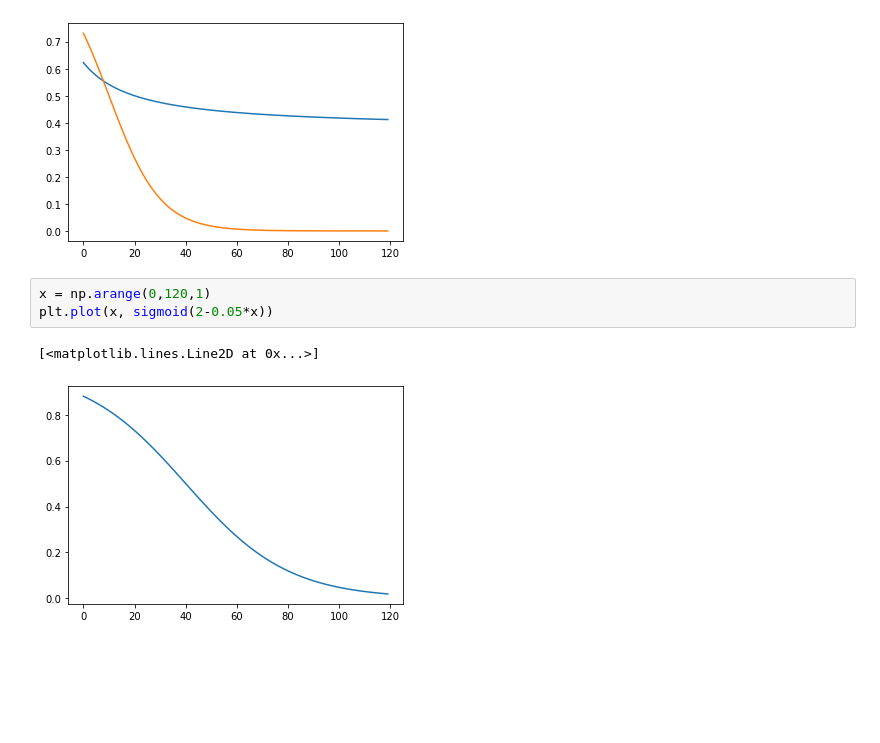
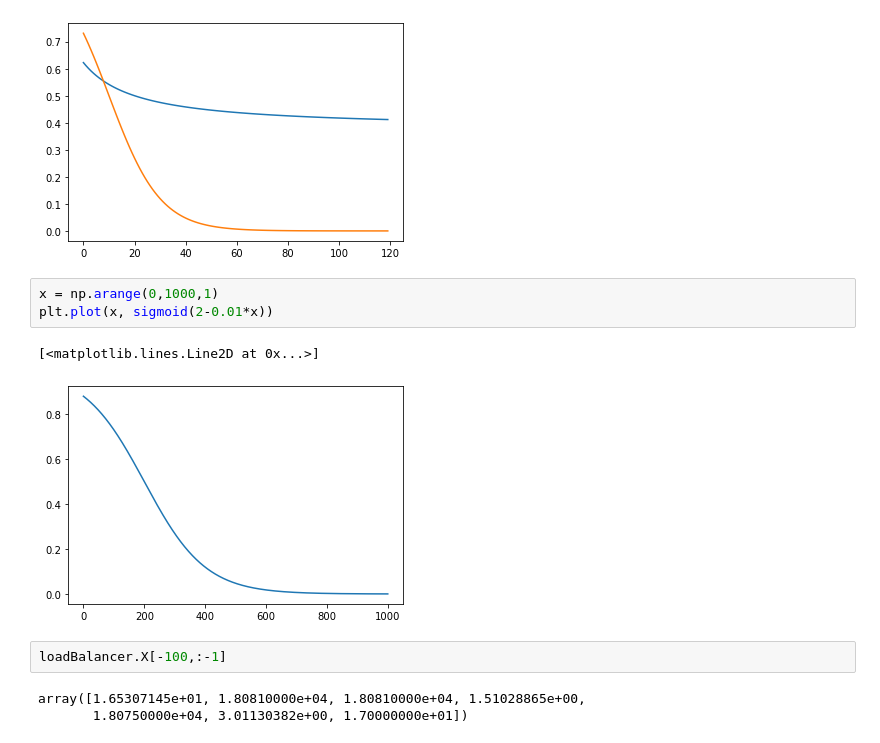
Before and after one commit to julianvanmeggelen/AdaptiveLoadBalancing, a Jupyter notebook: experiments/EpsilonGreedy.ipynb, the cells around one changed output. Drawn from its saved outputs; the diff is of its cells as text; blank space fills up the shorter version.

```diff
--- a/experiments/EpsilonGreedy.ipynb
+++ b/experiments/EpsilonGreedy.ipynb
@@ -301,8 +204,13 @@ plt.plot(x, sigmoid(1-0.1*x))
 [<matplotlib.lines.Line2D at 0x...>]
 [figure]
 # %%
-x = np.arange(0,120,1)
-plt.plot(x, sigmoid(2-0.05*x))
+x = np.arange(0,1000,1)
+plt.plot(x, sigmoid(2-0.01*x))
 # %% [output]
 [<matplotlib.lines.Line2D at 0x...>]
-[figure, old version]
+[figure, new version]
+# %%
+loadBalancer.X[-100,:-1]
+# %% [output]
+array([1.65307145e+01, 1.80810000e+04, 1.80810000e+04, 1.51028865e+00,
+       1.80750000e+04, 3.01130382e+00, 1.70000000e+01])
```
Also changed, not shown: parts of 16 cells of this notebook, 16 other files.
